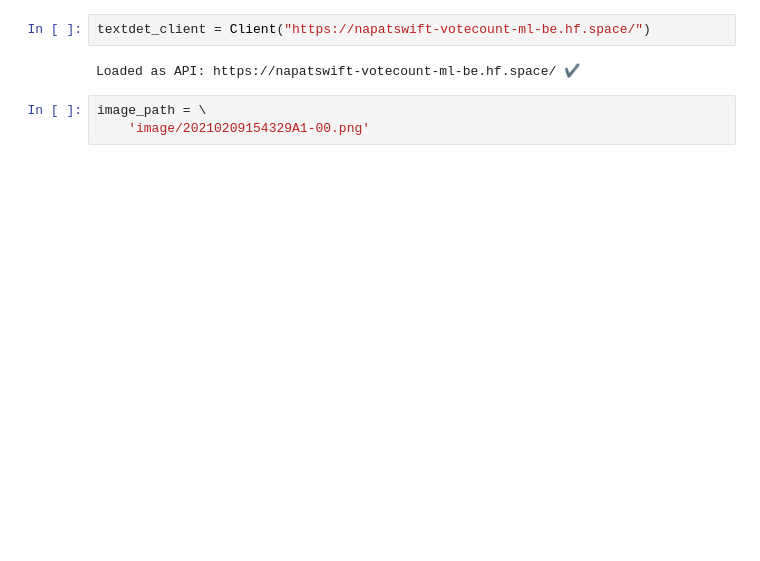
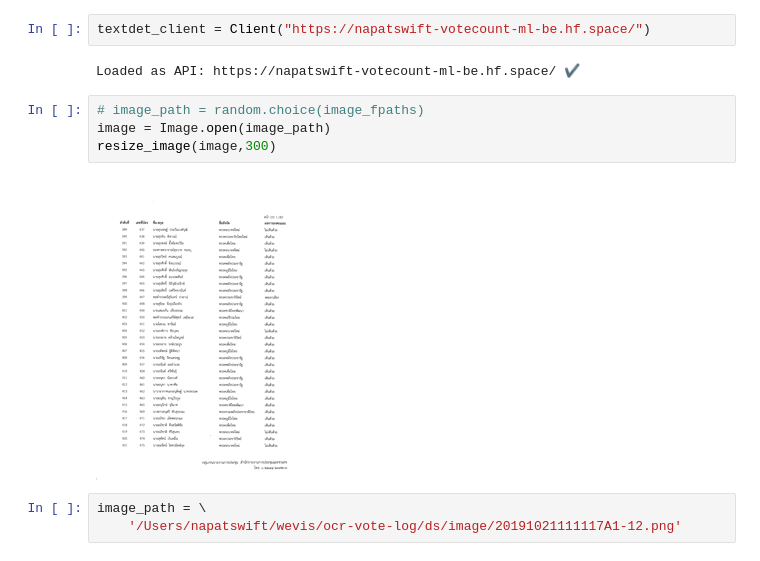
Before and after one commit to napatswift/vc, a Jupyter notebook: election66/playground.ipynb, the cells around one changed output. Saved outputs shown, nothing was run; the diff lists cells and outputs as text; blank space fills up the shorter version.

```diff
--- a/election66/playground.ipynb
+++ b/election66/playground.ipynb
@@ -118,7 +116,13 @@ resize_image(image, 500)
 textdet_client = Client("https://napatswift-votecount-ml-be.hf.space/")
 # %% [output]
 Loaded as API: https://napatswift-votecount-ml-be.hf.space/ ✔
-# %%
-image_path = \
-    'image/20210209154329A1-00.png'
+# %%
+# image_path = random.choice(image_fpaths)
+image = Image.open(image_path)
+resize_image(image,300)
+# %% [output]
+[figure, added]
+# %%
+image_path = \
+    '/Users/napatswift/wevis/ocr-vote-log/ds/image/20191021111117A1-12.png'
 # %%
```
Also changed, not shown: parts of 3 cells of this notebook, 2 other files.
